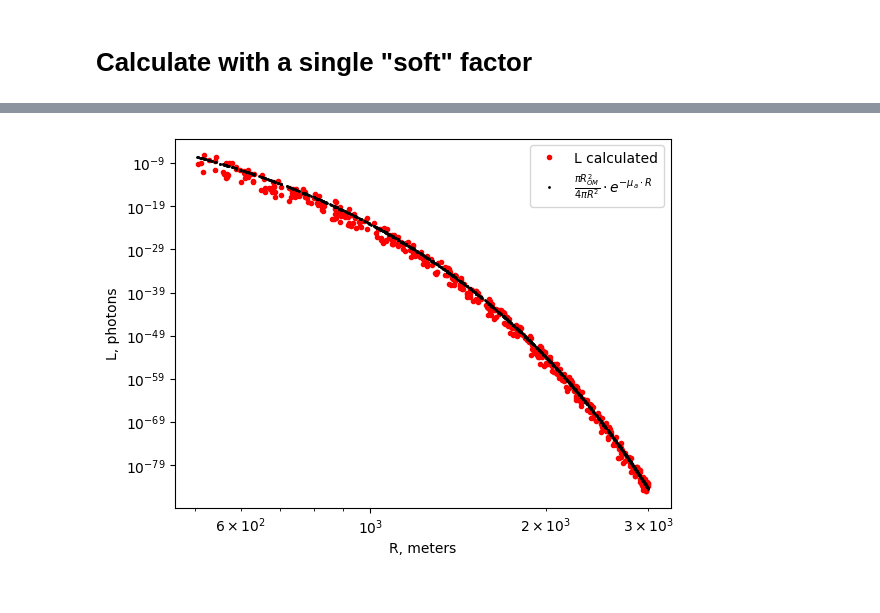
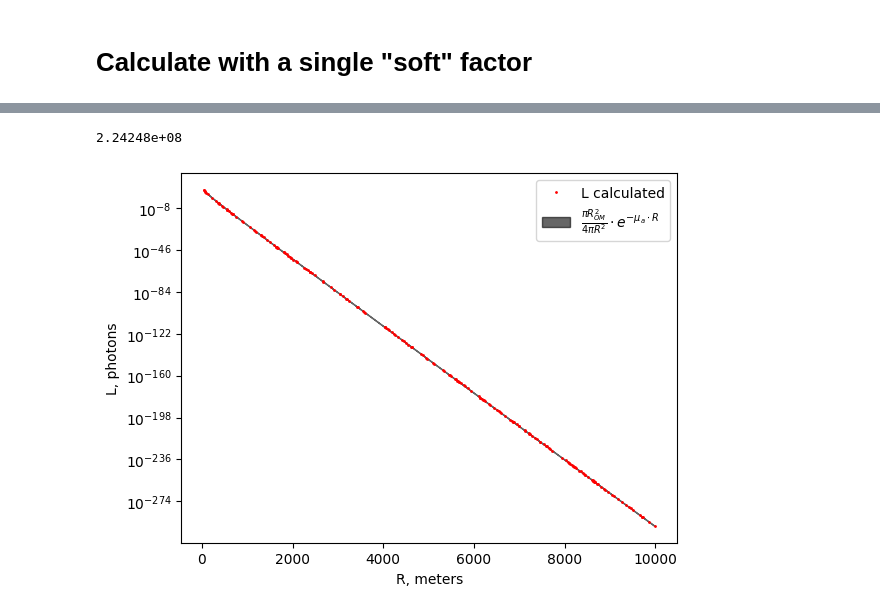
Before and after one commit to RTESolution/rte_BGVD, a Jupyter notebook: Efficiency_test.ipynb, the cells around one changed output, grey strips where cells are left out. Cells and saved outputs as stored; diff of their text form; code cells hidden in the pictures.

```diff
--- a/Efficiency_test.ipynb
+++ b/Efficiency_test.ipynb
@@ -58,5 +74,0 @@ L_exp = L_exp.squeeze()
-# %%
-tgt = rte.detectors.DetectorSpherical(
-    center=vp.Vector([0,0,0]),
-    T = vp.Uniform([400e-9,5000e-9])
-)
@@ -63,8 +84,20 @@ tgt = rte.detectors.DetectorSpherical(
+# %%
+#expected light
+r_OM = tgt['radius'].sample()
+
+L_exp = 1e15 * (np.pi*r_OM**2)/(4*np.pi * R**2)
+L_exp = L_exp.squeeze()
+L_exp0 = L_exp*rte_water.attenuation(R,n_scattering=0).squeeze()
+L_exp1 = L_exp*rte_water.attenuation(R-r_OM,n_scattering=0).squeeze()
+L_exp = np.mean([L_exp0,L_exp1], axis=0)
 # %% [markdown]
 ## The process object
 # %%
-c = rte.RTECalculator(src=src, tgt=tgt, medium = rte_water)
-c.vegas_kwargs = {'nitn':10, 'neval':2000}
+from process import Process0
+# c = rte.RTECalculator(src=src, tgt=tgt, medium = rte_water)
+c = Process0(src=src, tgt=tgt, medium = rte_water)
+c.vegas_kwargs = {'nitn':10, 'neval':1000}
+# c.vegas_kwargs['adapt_params']={'nitn':10, 'neval':1000}
 #run the calculation
 # %% [markdown]
 # Calculate with a single "soft" factor
@@ -80,12 +113,13 @@ def measure_time():
 # %%
 results = {}
 # %%
-p = c.get_process(0)
+%%time
+p = c#.get_process(0)
 p.vegas_kwargs={'nitn':10, 'neval':10000}
 p.vegas_kwargs['adapt_params']={'nitn':10, 'neval':10000}
 
 with measure_time() as t:
-    result = p.calculate_map(override={'tgt.center.xyz':positions}, output='reshape')
+    result = p.calculate_map(override={'tgt.center.xyz':positions}, output='reshape', max_workers=10)
     L = gvar.mean(result)
 
 params = {**p.vegas_kwargs['adapt_params']}
@@ -111,11 +148,16 @@ plt.show()
+# %%
+print(f"{rte_water.c:g}")
+# %% [output]
+2.24248e+08
 # %%
-plt.plot(R, L, '.r', label='L calculated')
-plt.plot(R, L_exp, '.k', label=r'$\frac{\pi R_{OM}^2}{4\pi R^2} \cdot e^{-\mu_a\cdot R}$', markersize=2)
+plt.plot(R, L, '.r', label='L calculated', markersize=2)
+plt.fill_between(R, L_exp0, L_exp1, color='k', alpha=0.6,
+                 label=r'$\frac{\pi R_{OM}^2}{4\pi R^2} \cdot e^{-\mu_a\cdot R}$')
 plt.legend()
 plt.yscale('log')
-plt.xscale('log')
+# plt.xscale('log')
 plt.xlabel('R, meters')
 plt.ylabel('L, photons')
 plt.show()
 # %% [output]
-[figure, old version]
+[figure, new version]
```
Also changed, not shown: parts of 22 cells of this notebook.
